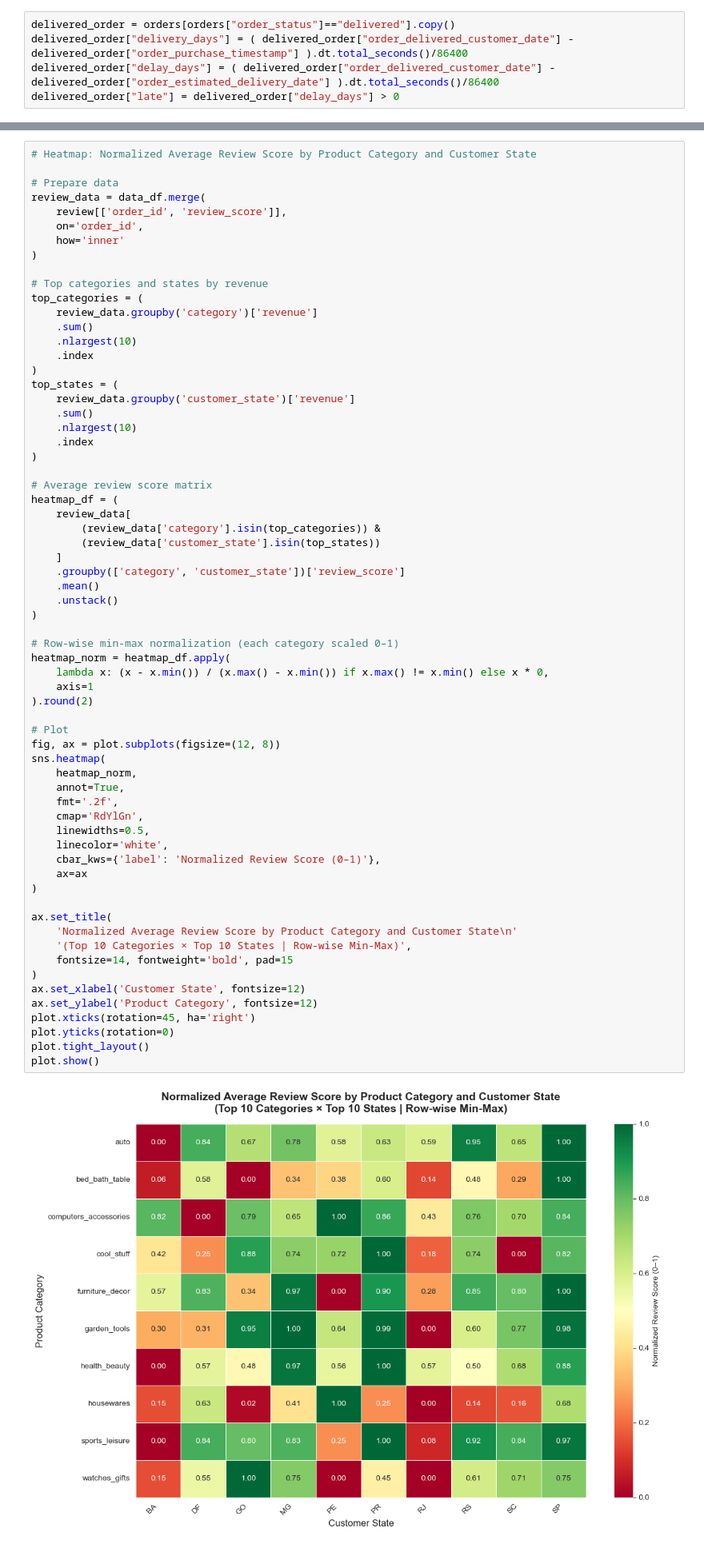
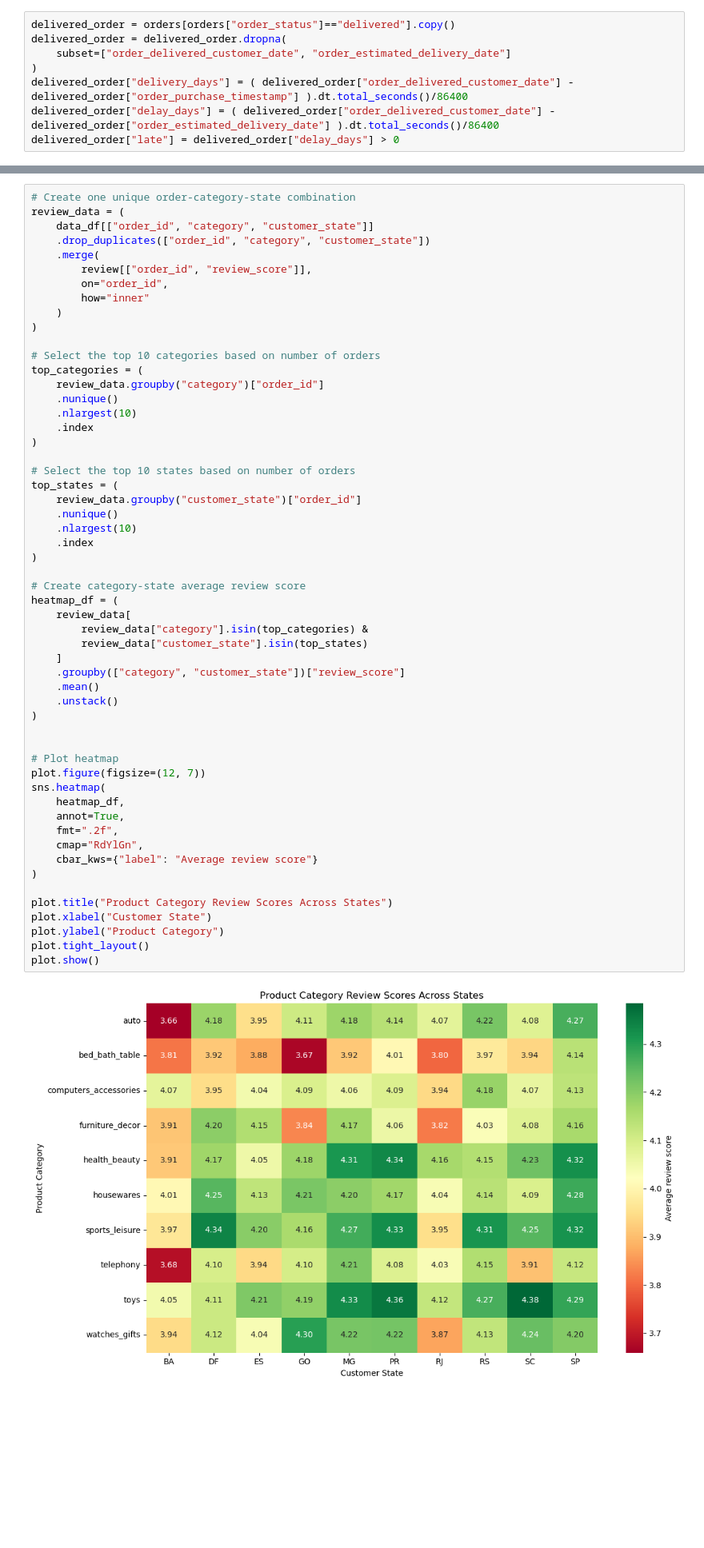
Before and after one commit to deepak324/e_commerce, a Jupyter notebook: AI_App_Assignment.ipynb, the cells around one changed output, grey strips where cells are left out. Shown at 80% size. Drawn from its saved outputs; the diff is of its cells as text; blank space fills up the shorter version.

```diff
--- a/AI_App_Assignment.ipynb
+++ b/AI_App_Assignment.ipynb
@@ -192,6 +192,9 @@ products["category"] = products["product_category_name_english"].fillna( product
 For the main analysis, delivered orders are used for delivery-performance questions because actual delivery time cannot be calculated reliably for orders that were not delivered.
 # %%
 delivered_order = orders[orders["order_status"]=="delivered"].copy()
+delivered_order = delivered_order.dropna(
+    subset=["order_delivered_customer_date", "order_estimated_delivery_date"]
+)
 delivered_order["delivery_days"] = ( delivered_order["order_delivered_customer_date"] - delivered_order["order_purchase_timestamp"] ).dt.total_seconds()/86400
 delivered_order["delay_days"] = ( delivered_order["order_delivered_customer_date"] - delivered_order["order_estimated_delivery_date"] ).dt.total_seconds()/86400
 delivered_order["late"] = delivered_order["delay_days"] > 0
@@ -589,71 +553,61 @@ There is  weak connection between higher shipping costs and slightly lower custo
 **Business Importance**
 Olist can use this information to see where customers are happier or less happy. This helps the company improve product quality, work with better sellers, and fix delivery problems in certain areas.
 # %%
-# Heatmap: Normalized Average Review Score by Product Category and Customer State
-
-# Prepare data
-review_data = data_df.merge(
-    review[['order_id', 'review_score']],
-    on='order_id',
-    how='inner'
+# Create one unique order-category-state combination
+review_data = (
+    data_df[["order_id", "category", "customer_state"]]
+    .drop_duplicates(["order_id", "category", "customer_state"])
+    .merge(
+        review[["order_id", "review_score"]],
+        on="order_id",
+        how="inner"
+    )
 )
 
-# Top categories and states by revenue
+# Select the top 10 categories based on number of orders
 top_categories = (
-    review_data.groupby('category')['revenue']
-    .sum()
-    .nlargest(10)
-    .index
-)
-top_states = (
-    review_data.groupby('customer_state')['revenue']
-    .sum()
+    review_data.groupby("category")["order_id"]
+    .nunique()
     .nlargest(10)
     .index
 )
 
-# Average review score matrix
+# Select the top 10 states based on number of orders
+top_states = (
+    review_data.groupby("customer_state")["order_id"]
+    .nunique()
+    .nlargest(10)
+    .index
+)
+
+# Create category-state average review score
 heatmap_df = (
     review_data[
-        (review_data['category'].isin(top_categories)) &
-        (review_data['customer_state'].isin(top_states))
+        review_data["category"].isin(top_categories) &
+        review_data["customer_state"].isin(top_states)
     ]
-    .groupby(['category', 'customer_state'])['review_score']
+    .groupby(["category", "customer_state"])["review_score"]
     .mean()
     .unstack()
 )
 
-# Row-wise min-max normalization (each category scaled 0–1)
-heatmap_norm = heatmap_df.apply(
-    lambda x: (x - x.min()) / (x.max() - x.min()) if x.max() != x.min() else x * 0,
-    axis=1
-).round(2)
 
-# Plot
-fig, ax = plot.subplots(figsize=(12, 8))
+# Plot heatmap
+plot.figure(figsize=(12, 7))
 sns.heatmap(
-    heatmap_norm,
+    heatmap_df,
     annot=True,
-    fmt='.2f',
-    cmap='RdYlGn',
-    linewidths=0.5,
-    linecolor='white',
-    cbar_kws={'label': 'Normalized Review Score (0–1)'},
-    ax=ax
+    fmt=".2f",
+    cmap="RdYlGn",
+    cbar_kws={"label": "Average review score"}
 )
 
-ax.set_title(
-    'Normalized Average Review Score by Product Category and Customer State\n'
-    '(Top 10 Categories × Top 10 States | Row-wise Min-Max)',
-    fontsize=14, fontweight='bold', pad=15
-)
-ax.set_xlabel('Customer State', fontsize=12)
-ax.set_ylabel('Product Category', fontsize=12)
-plot.xticks(rotation=45, ha='right')
-plot.yticks(rotation=0)
+plot.title("Product Category Review Scores Across States")
+plot.xlabel("Customer State")
+plot.ylabel("Product Category")
 plot.tight_layout()
 plot.show()
 # %% [output]
-[figure, old version]
+[figure, new version]
 # %% [markdown]
 **Interpretation**
```
Also changed, not shown: parts of 34 cells of this notebook, 1 other file.
